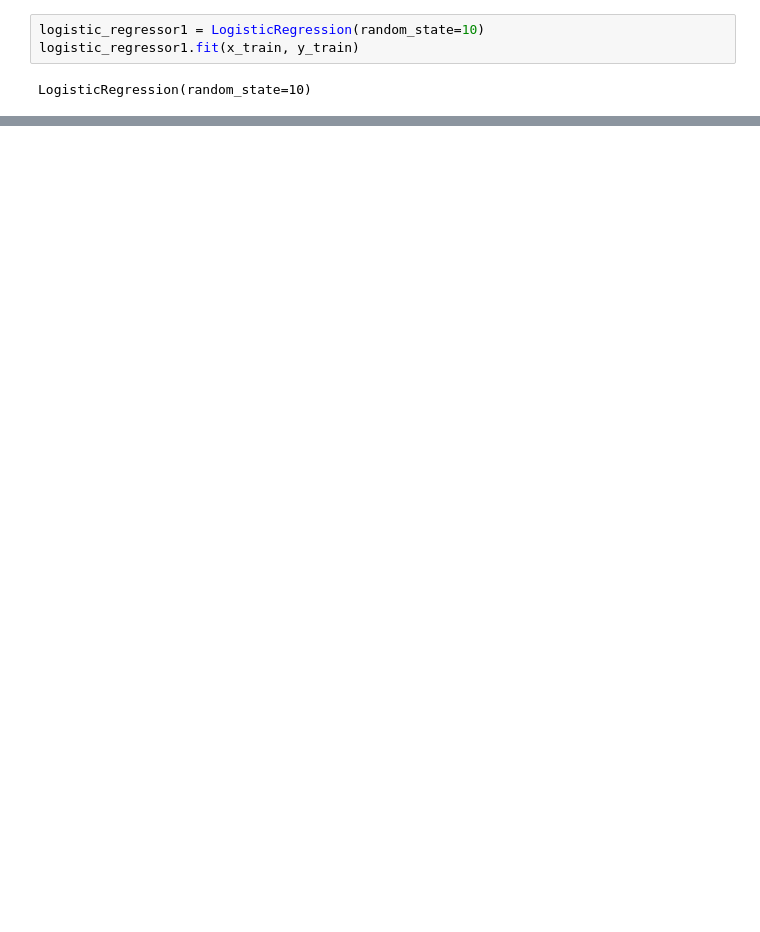
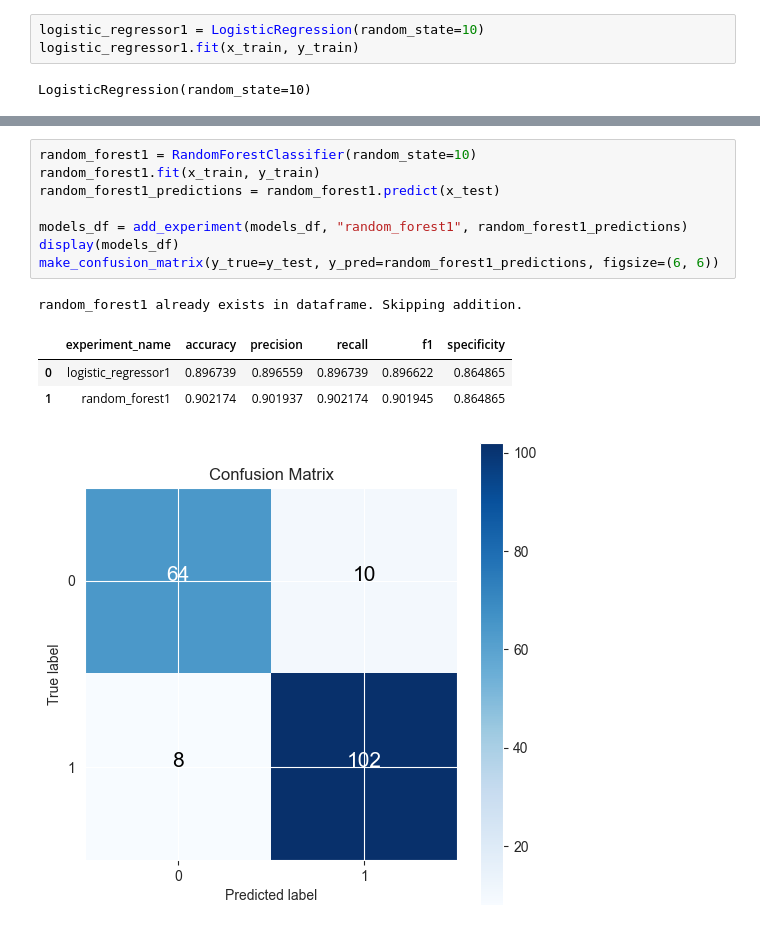
Before and after one commit to nripstein/Heart-Disease-Prediction, a Jupyter notebook: heart failure prediction notebook.ipynb, the cells around one changed output, grey strips where cells are left out. Drawn from its saved outputs; the diff is of its cells as text; blank space fills up the shorter version.

```diff
--- a/heart failure prediction notebook.ipynb
+++ b/heart failure prediction notebook.ipynb
@@ -468,0 +503,14 @@ make_confusion_matrix(y_true=y_test, y_pred=logistic_regressor1_predictions, fig
+# %%
+random_forest1 = RandomForestClassifier(random_state=10)
+random_forest1.fit(x_train, y_train)
+random_forest1_predictions = random_forest1.predict(x_test)
+
+models_df = add_experiment(models_df, "random_forest1", random_forest1_predictions)
+display(models_df)
+make_confusion_matrix(y_true=y_test, y_pred=random_forest1_predictions, figsize=(6, 6))
+# %% [output]
+random_forest1 already exists in dataframe. Skipping addition.
+|  | experiment_name | accuracy | precision | recall | f1 | specificity |
+| 0 | logistic_regressor1 | 0.896739 | 0.896559 | 0.896739 | 0.896622 | 0.864865 |
+| 1 | random_forest1 | 0.902174 | 0.901937 | 0.902174 | 0.901945 | 0.864865 |
+[figure, added]
```
Also changed, not shown: parts of 6 cells of this notebook.
